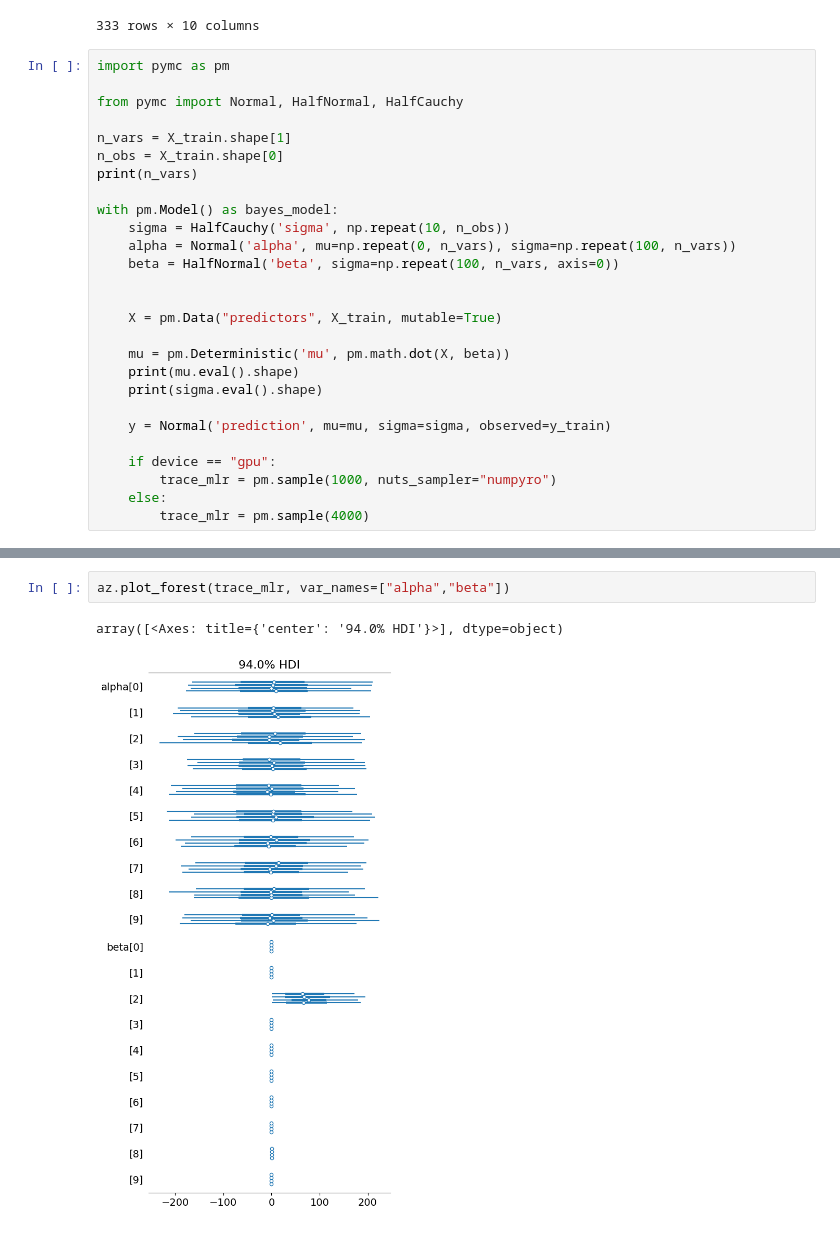
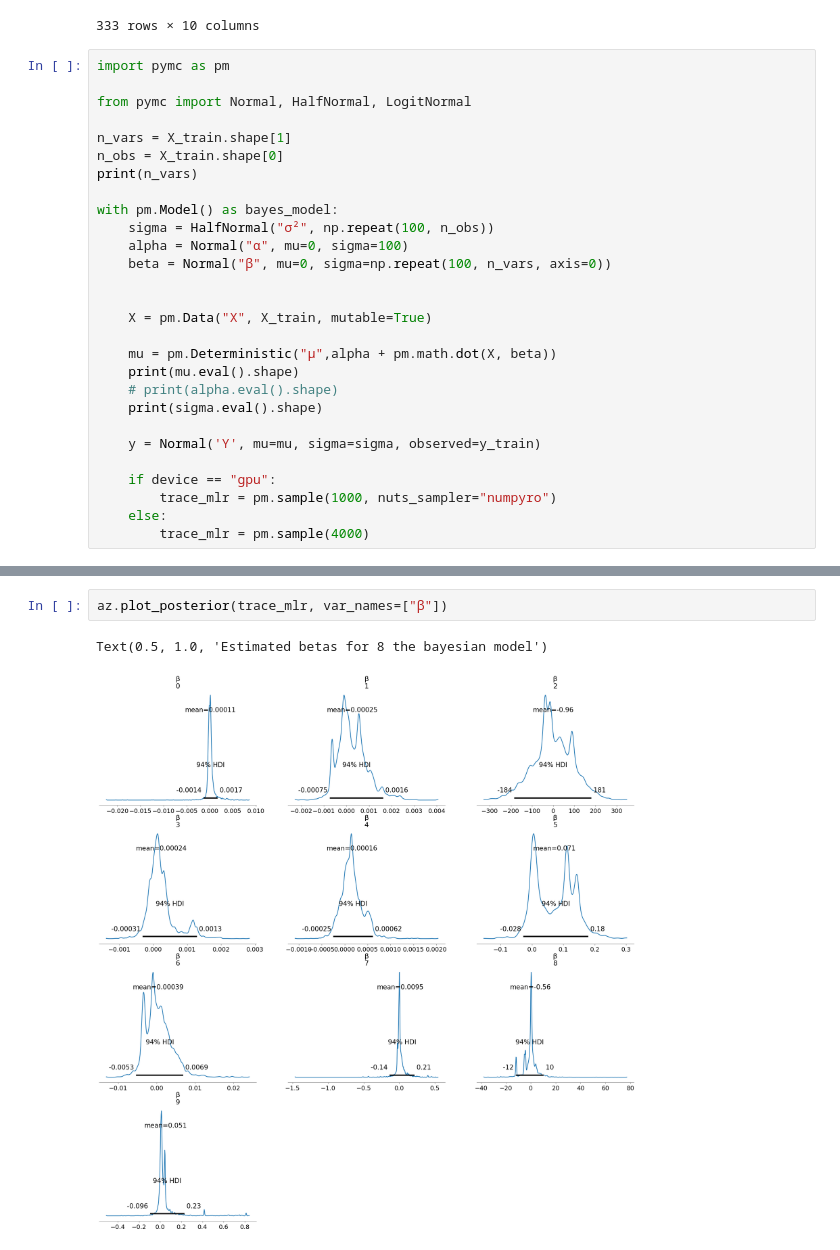
Before and after one commit to TheJarmanitor/outplayed, a Jupyter notebook: notebooks/bayesian_regression.ipynb, the cells around one changed output, grey strips where cells are left out. Saved outputs shown, nothing was run; the diff lists cells and outputs as text.

Commit message:
update bayesian model notebook and requirements

```diff
--- a/notebooks/bayesian_regression.ipynb
+++ b/notebooks/bayesian_regression.ipynb
@@ -149,25 +153,26 @@ X_train
 # %%
 import pymc as pm
 
-from pymc import Normal, HalfNormal, HalfCauchy
+from pymc import Normal, HalfNormal, LogitNormal
 
 n_vars = X_train.shape[1]
 n_obs = X_train.shape[0]
 print(n_vars)
 
 with pm.Model() as bayes_model:
-    sigma = HalfCauchy('sigma', np.repeat(10, n_obs))
-    alpha = Normal('alpha', mu=np.repeat(0, n_vars), sigma=np.repeat(100, n_vars))
-    beta = HalfNormal('beta', sigma=np.repeat(100, n_vars, axis=0))
+    sigma = HalfNormal("σ²", np.repeat(100, n_obs))
+    alpha = Normal("α", mu=0, sigma=100)
+    beta = Normal("β", mu=0, sigma=np.repeat(100, n_vars, axis=0))
 
 
-    X = pm.Data("predictors", X_train, mutable=True)
+    X = pm.Data("X", X_train, mutable=True)
 
-    mu = pm.Deterministic('mu', pm.math.dot(X, beta))
+    mu = pm.Deterministic("μ",alpha + pm.math.dot(X, beta))
     print(mu.eval().shape)
+    # print(alpha.eval().shape)
     print(sigma.eval().shape)
 
-    y = Normal('prediction', mu=mu, sigma=sigma, observed=y_train)
+    y = Normal('Y', mu=mu, sigma=sigma, observed=y_train)
 
     if device == "gpu":
         trace_mlr = pm.sample(1000, nuts_sampler="numpyro")
@@ -208,5 +234,5 @@ az.summary(trace_mlr, var_names=["alpha", "beta"])
 # %%
-az.plot_forest(trace_mlr, var_names=["alpha","beta"])
+az.plot_posterior(trace_mlr, var_names=["β"])
 # %% [output]
-array([<Axes: title={'center': '94.0% HDI'}>], dtype=object)
+Text(0.5, 1.0, 'Estimated betas for 8 the bayesian model')
-[figure, old version]
+[figure, new version]
```
Also changed, not shown: parts of 15 cells of this notebook, 1 other file.
